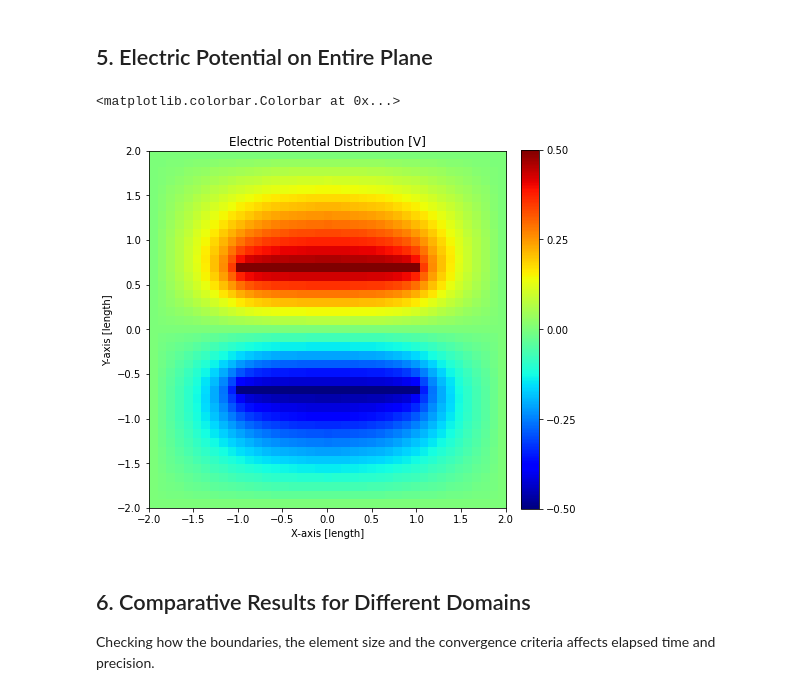
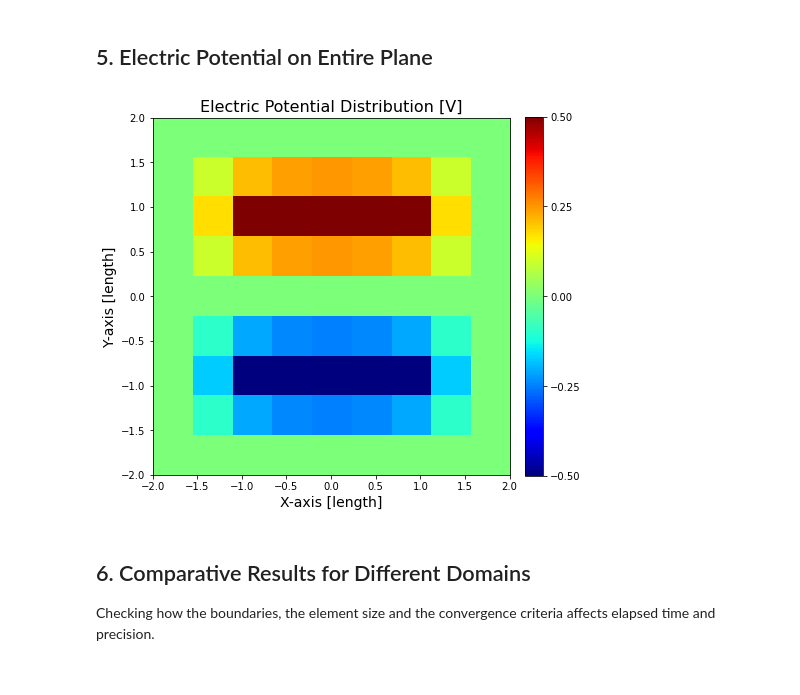
Before and after one commit to caiomarxm/realCapacitorPotential, a Jupyter notebook: RealCapacitorAnalysis.ipynb, the cells around one changed output. Drawn from its saved outputs; the diff is of its cells as text; code cells hidden in the pictures.

```diff
--- a/RealCapacitorAnalysis.ipynb
+++ b/RealCapacitorAnalysis.ipynb
@@ -67,7 +70,7 @@ d = 2
 Dx, Dy = 2, 2
 h = 0.5
 Nx, Ny, Nh, Nl = int(Dx/h), int(Dy/h), int(d/(2*h)), int(lx/(2*h))
-parameters = (Nx, Nh, Nl)
+parameters = (Nx, Nh, Nl, Dx)
 
 ## Visualizing the Grid (1st quadrant) ##
 x, y = np.meshgrid(np.linspace(0, Nx, Nx+1), np.linspace(0, Ny, Ny+1))
@@ -157,31 +175,47 @@ Observation: Convergence Criteria was set to 1e-2 to get desired values
 # %%
 ## Potential on XY Plane ##
 
 def potentialOnPlane(potential):
     quarterPotential = np.transpose(potential)
     totalPotential = np.resize(np.zeros(1), (2*(Nx+1)-1, 2*(Ny+1)-1))
     for i in range(Nx+1):
         for j in range(Ny+1):
             totalPotential[i][Ny+j] = quarterPotential[i][j]
             totalPotential[i][j] = quarterPotential[i][-j-1]
             totalPotential[-i-1][j] = -totalPotential[i][j]
             totalPotential[-i-1][-j-1] = totalPotential[-i-1][j]
     return totalPotential
 
-totalPotential = potentialOnPlane(potential)
+def getPotential(parameters, convergenceCriteria=1e-5):
+    initialGuess = getInitialGuess(parameters)
+    quadrantPotential, iterations = sorMethod2D(initialGuess, parameters, w=1, convergenceCriteria=convergenceCriteria)
+    totalPotential = potentialOnPlane(quadrantPotential)
+    return totalPotential, iterations
 
 ## Plot Formatation ##
-fig, ax = plt.subplots()
-fig.set_figwidth(7)
-fig.set_figheight(7)
-im = ax.imshow(totalPotential, cmap='jet',extent=[-Dx, Dx, -Dy, Dy])
-plt.title('Electric Potential Distribution [V]')
-plt.xlabel('X-axis [length]')
-plt.ylabel('Y-axis [length]')
-fig.colorbar(im, ticks=[-0.5, -0.25, 0, 0.25, 0.5], fraction=0.046, pad=0.04)
+def plotPotentialFormat(totalPotential, Dx):
+    fig, ax = plt.subplots()
+    fig.set_figwidth(7)
+    fig.set_figheight(7)
+    im = ax.imshow(totalPotential, cmap='jet',extent=[-Dx, Dx, -Dx, Dx])
+    plt.title('Electric Potential Distribution [V]', fontsize=16)
+    plt.xlabel('X-axis [length]', fontsize=14)
+    plt.ylabel('Y-axis [length]', fontsize=14)
+    fig.colorbar(im, ticks=[-0.5, -0.25, 0, 0.25, 0.5], fraction=0.046, pad=0.04)
+
+## Test Case ##
+V0 = 1
+lx = 2
+d = 2
+Dx, Dy = 2, 2
+h = 0.5
+Nx, Ny, Nh, Nl = int(Dx/h), int(Dy/h), int(d/(2*h)), int(lx/(2*h))
+parameters = (Nx, Nh, Nl, Dx)
+
+totalPotential, iterations = getPotential(parameters)
+plotPotentialFormat(totalPotential, Dx)
 # %% [output]
-<matplotlib.colorbar.Colorbar at 0x...>
-[figure, old version]
+[figure, new version]
 # %% [markdown]
 ## 6. Comparative Results for Different Domains
 Checking how the boundaries, the element size and the convergence criteria affects elapsed time and precision.
```
Also changed, not shown: parts of 17 cells of this notebook.
